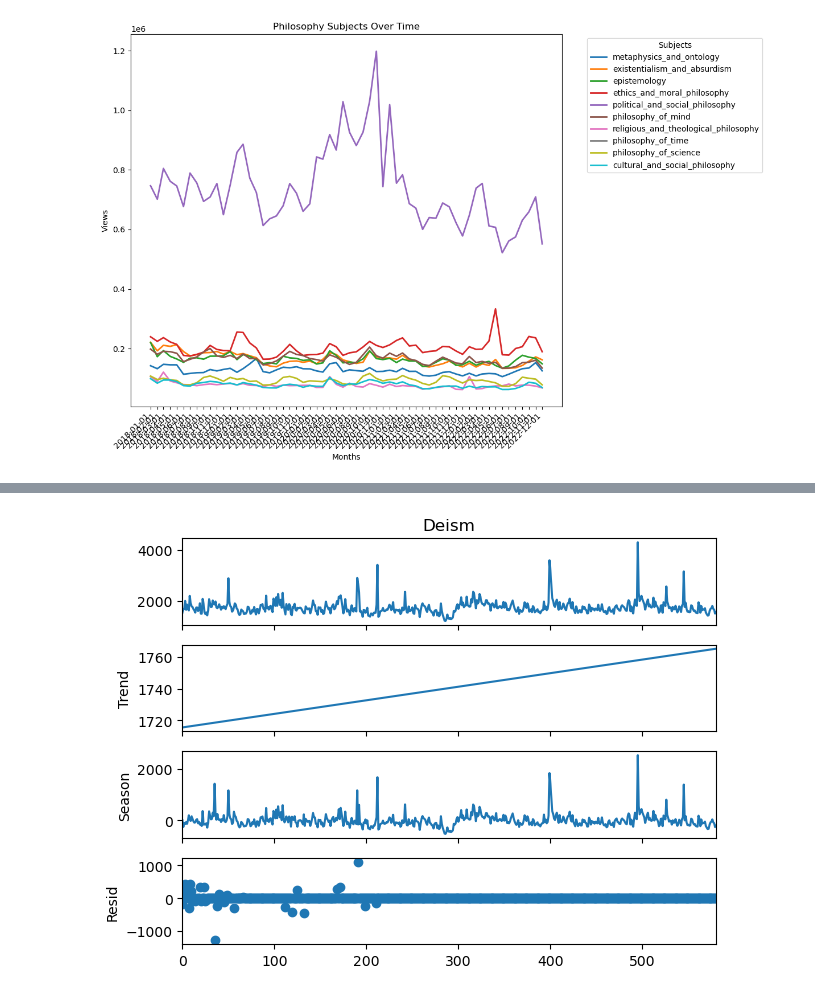
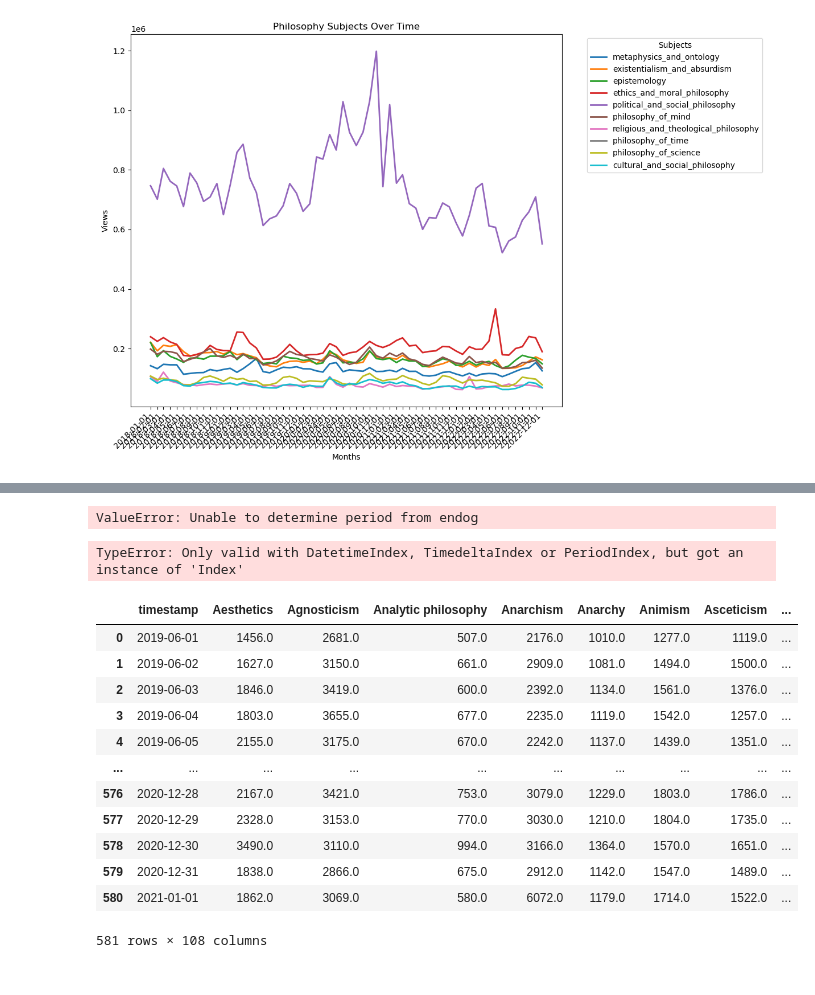
Before and after one commit to epfl-ada/ada-2023-project-mandarinecorp, a Jupyter notebook: trendsenglish.ipynb, the cells around one changed output, grey strips where cells are left out. Cells and saved outputs as stored; diff of their text form; code cells hidden in the pictures.

```diff
--- a/trendsenglish.ipynb
+++ b/trendsenglish.ipynb
@@ -92,12 +92,12 @@ views
 # %%
 articles= views.columns[1:]
 views['timestamp'] = pd.to_datetime(views['timestamp'],format='%Y%m%d%H')
-#for article in articles[20:25] :
+for article in articles[20:22] :
     #print(article)
-stl_after = STL(views['Deism'],robust=True,period=365)
-res_after = stl_after.fit()
-fig = res_after.plot()
-    #plt.plot(views['timestamp'],views[article])
+    stl_after = STL(views[article],robust=True)
+    res_after = stl_after.fit()
+    fig = res_after.plot()
+        #plt.plot(views['timestamp'],views[article])
     #plt.title(article)
     #plt.xticks(rotation=45)
     #plt.show()
@@ -107,4 +107,24 @@ fig = res_after.plot()
     #t_statistic, p_value = stats.ttest_ind(res_before.trend, res_after.trend)
     #print(p_value)
 # %% [output]
-[figure, removed]
+ValueError: Unable to determine period from endog
+# %%
+weekly_views = views.groupby(pd.Grouper(key='timestamp', freq='W')).sum()
+# %% [output]
+TypeError: Only valid with DatetimeIndex, TimedeltaIndex or PeriodIndex, but got an instance of 'Index'
+# %%
+display(views)
+# %% [output]
+|  | timestamp | Aesthetics | Agnosticism | Analytic philosophy | Anarchism | Anarchy | Animism | Asceticism | ... |
+| 0 | 2019-06-01 | 1456.0 | 2681.0 | 507.0 | 2176.0 | 1010.0 | 1277.0 | 1119.0 | ... |
+| 1 | 2019-06-02 | 1627.0 | 3150.0 | 661.0 | 2909.0 | 1081.0 | 1494.0 | 1500.0 | ... |
+| 2 | 2019-06-03 | 1846.0 | 3419.0 | 600.0 | 2392.0 | 1134.0 | 1561.0 | 1376.0 | ... |
+| 3 | 2019-06-04 | 1803.0 | 3655.0 | 677.0 | 2235.0 | 1119.0 | 1542.0 | 1257.0 | ... |
+| 4 | 2019-06-05 | 2155.0 | 3175.0 | 670.0 | 2242.0 | 1137.0 | 1439.0 | 1351.0 | ... |
+| ... | ... | ... | ... | ... | ... | ... | ... | ... | ... |
+| 576 | 2020-12-28 | 2167.0 | 3421.0 | 753.0 | 3079.0 | 1229.0 | 1803.0 | 1786.0 | ... |
+| 577 | 2020-12-29 | 2328.0 | 3153.0 | 770.0 | 3030.0 | 1210.0 | 1804.0 | 1735.0 | ... |
+| 578 | 2020-12-30 | 3490.0 | 3110.0 | 994.0 | 3166.0 | 1364.0 | 1570.0 | 1651.0 | ... |
+| 579 | 2020-12-31 | 1838.0 | 2866.0 | 675.0 | 2912.0 | 1142.0 | 1547.0 | 1489.0 | ... |
+| 580 | 2021-01-01 | 1862.0 | 3069.0 | 580.0 | 6072.0 | 1179.0 | 1714.0 | 1522.0 | ... |
+581 rows × 108 columns
```
Also changed, not shown: parts of 3 cells of this notebook, 4 other files.
